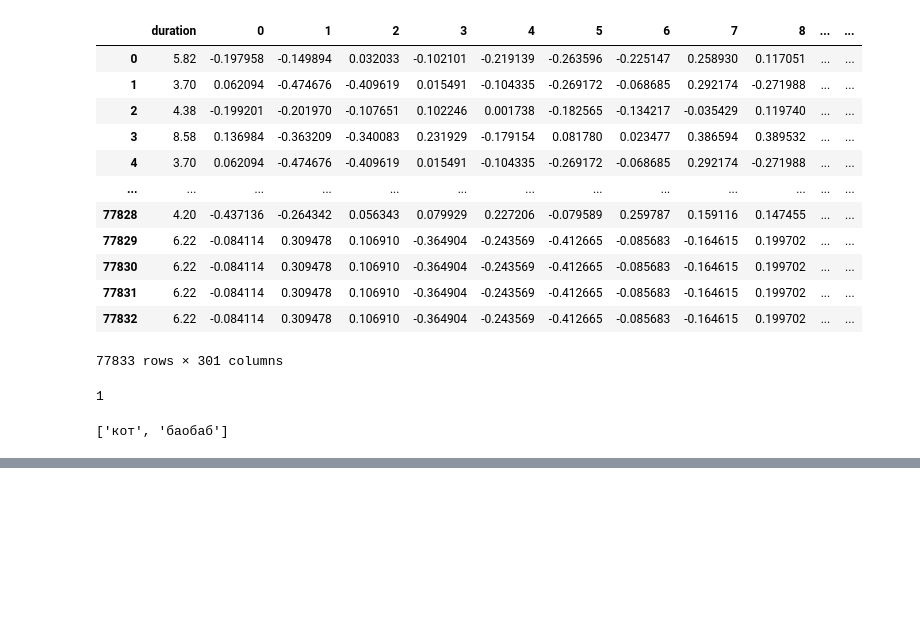
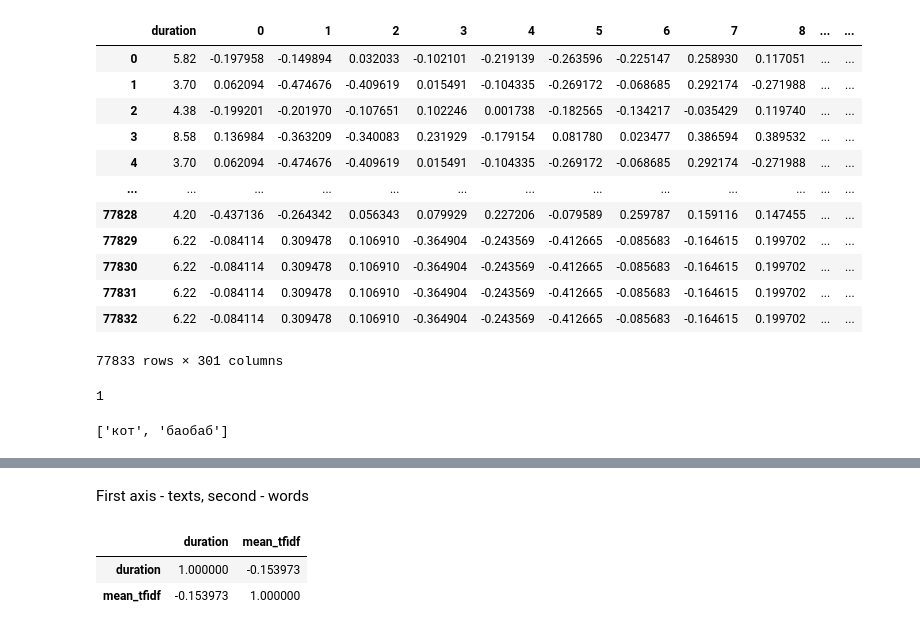
Before and after one commit to Kislv/MastersDegreeProject, a Jupyter notebook: test_hypotheses.ipynb, the cells around one changed output, grey strips where cells are left out. Cells and saved outputs as stored; diff of their text form; code cells hidden in the pictures; blank space fills up the shorter version.

```diff
--- a/test_hypotheses.ipynb
+++ b/test_hypotheses.ipynb
@@ -256,0 +338,8 @@ nltk.word_tokenize('витя кот, баобаб',language='russian')
+# %% [markdown]
+First axis - texts, second - words
+# %%
+all_features[['duration', 'mean_tfidf']].corr()
+# %% [output]
+|  | duration | mean_tfidf |
+| duration | 1.000000 | -0.153973 |
+| mean_tfidf | -0.153973 | 1.000000 |
```
Also changed, not shown: parts of 15 cells of this notebook.
